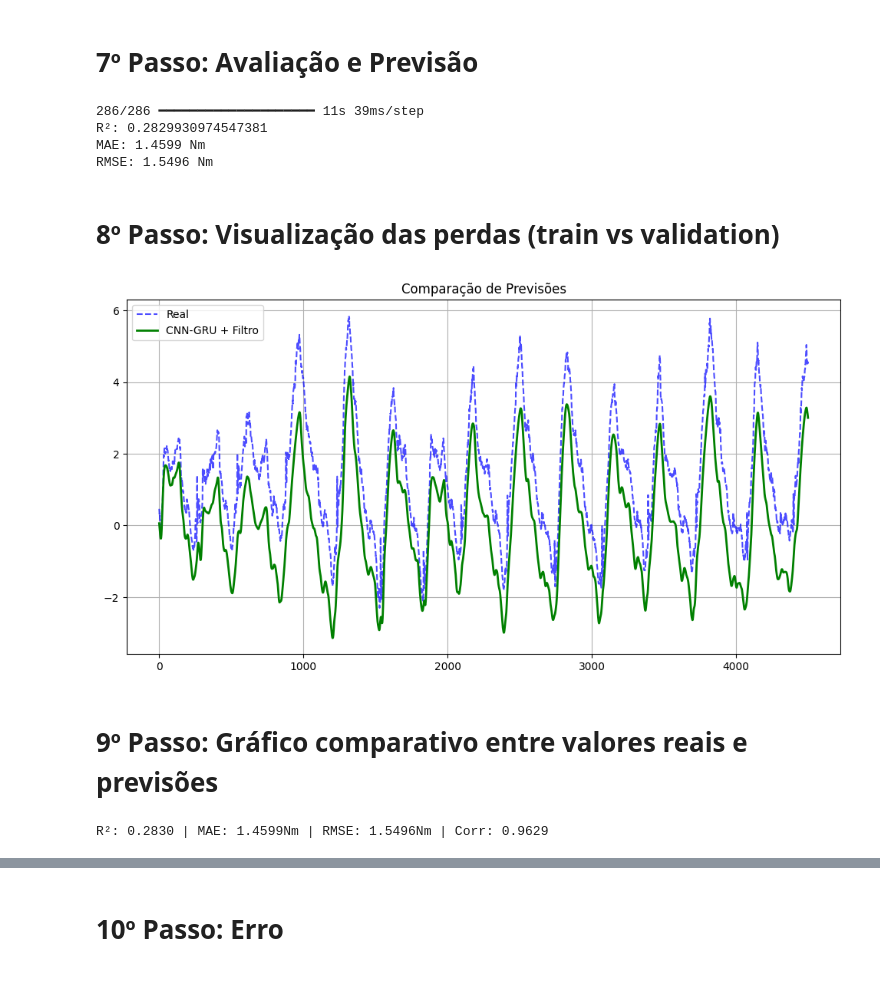
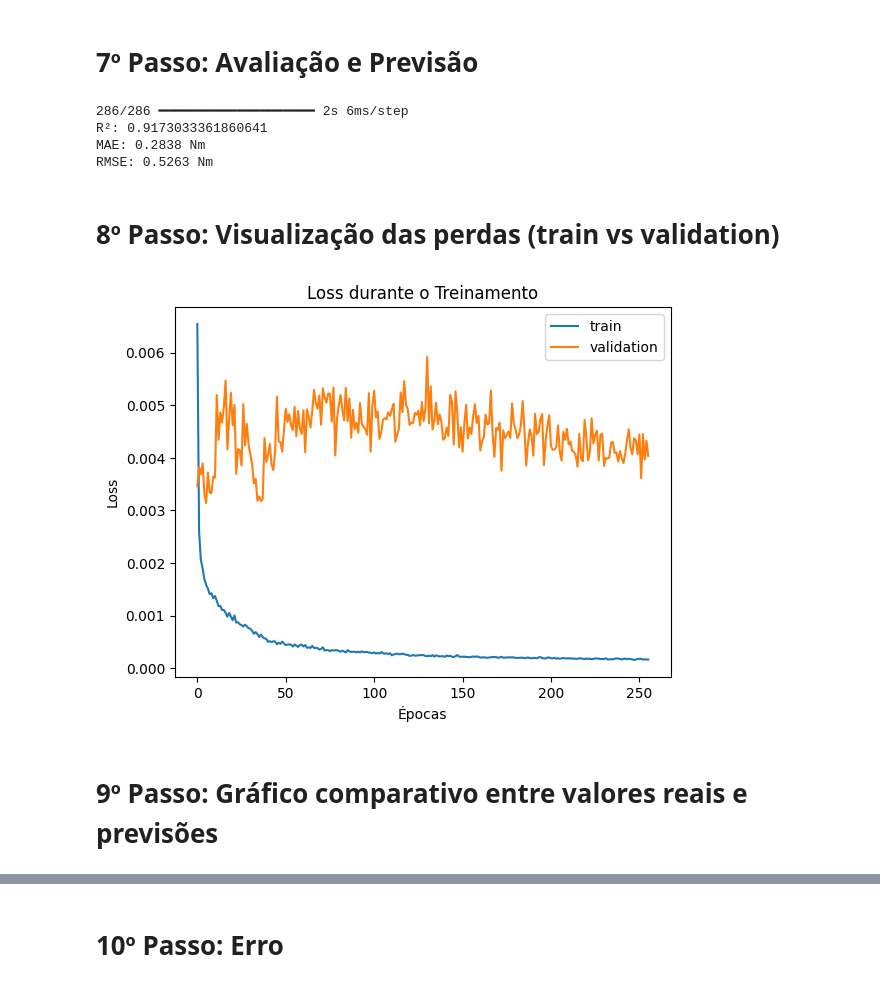
Before and after one commit to EricRibeiroAlves/Interacao-Humano-Robo, a Jupyter notebook: Codigo/[AP_T]_Eric_Modelo_CNN_GRU.ipynb, the cells around one changed output, grey strips where cells are left out. Saved outputs shown, nothing was run; the diff lists cells and outputs as text; code cells hidden in the pictures.

```diff
--- a/Codigo/[AP_T]_Eric_Modelo_CNN_GRU.ipynb
+++ b/Codigo/[AP_T]_Eric_Modelo_CNN_GRU.ipynb
@@ -182,55 +189,34 @@ KeyboardInterrupt:
 # %% [markdown]
 # 7º Passo: Avaliação e Previsão
 # %%
-def filter_predictions(predictions, low=0.1, high=10, fs=100):
-    nyq = 0.5 * fs
-    low = low / nyq
-    high = high / nyq
-    b, a = butter(4, [low, high], btype='band')
-    return filtfilt(b, a, predictions.flatten())
-
 y_pred_scaled = model_cnn_gru.predict(X_train)
-y_pred_scaled = y_pred_scaled.reshape((-1, 1))
-y_pred_raw = scaler_y.inverse_transform(y_pred_scaled)
-y_pred_filtered = filter_predictions(y_pred_raw)  # Aplica o filtro
+y_pred = scaler_y.inverse_transform(y_pred_scaled)
 y_train_rescaled = scaler_y.inverse_transform(y_train)
 
 # Métricas adicionais
-r2 = r2_score(y_train_rescaled, y_pred_filtered)
-mae = mean_absolute_error(y_train_rescaled, y_pred_filtered)
-rmse = np.sqrt(mean_squared_error(y_train_rescaled, y_pred_filtered))
+r2 = r2_score(y_train_rescaled, y_pred)
+mae = mean_absolute_error(y_train_rescaled, y_pred)
+rmse = np.sqrt(mean_squared_error(y_train_rescaled, y_pred))
 
 print(f'R²: {r2}')
 print(f'MAE: {mae:.4f} Nm')
 print(f'RMSE: {rmse:.4f} Nm')
 # %% [output]
-286/286 ━━━━━━━━━━━━━━━━━━━━ 11s 39ms/step
-R²: 0.2829930974547381
-MAE: 1.4599 Nm
-RMSE: 1.5496 Nm
+286/286 ━━━━━━━━━━━━━━━━━━━━ 2s 6ms/step
+R²: 0.9173033361860641
+MAE: 0.2838 Nm
+RMSE: 0.5263 Nm
 # %% [markdown]
 # 8º Passo: Visualização das perdas (train vs validation)
-# %%
-plt.figure(figsize=(12, 6))
-plt.plot(y_train_rescaled[:4500], 'b--', label='Real', alpha=0.7)
-plt.plot(y_pred_filtered[:4500], 'g-', label='CNN-GRU + Filtro', linewidth=2)
-plt.title('Comparação de Previsões')
-plt.legend()
-plt.grid(True)
-plt.show()
-# %% [output]
-[figure, removed]
+# %%
+plt.plot(history.history['loss'], label='train')
+plt.plot(history.history['val_loss'], label='validation')
+plt.legend()
+plt.title("Loss durante o Treinamento")
+plt.xlabel("Épocas")
+plt.ylabel("Loss")
+plt.show()
+# %% [output]
+[figure, added]
 # %% [markdown]
 # 9º Passo: Gráfico comparativo entre valores reais e previsões
-# %%
-def calc_metrics(y_true, y_pred):
-    r2 = r2_score(y_true, y_pred)
-    mae = mean_absolute_error(y_true, y_pred)
-    rmse = np.sqrt(mean_squared_error(y_true, y_pred))
-    corr = np.corrcoef(y_true.flatten(), y_pred.flatten())[0,1]
-    return r2, mae, rmse, corr
-
-r2, mae, rmse, corr = calc_metrics(y_train_rescaled, y_pred_filtered)
-print(f'R²: {r2:.4f} | MAE: {mae:.4f}Nm | RMSE: {rmse:.4f}Nm | Corr: {corr:.4f}')
-# %% [output]
-R²: 0.2830 | MAE: 1.4599Nm | RMSE: 1.5496Nm | Corr: 0.9629
```
Also changed, not shown: parts of 5 cells of this notebook.
